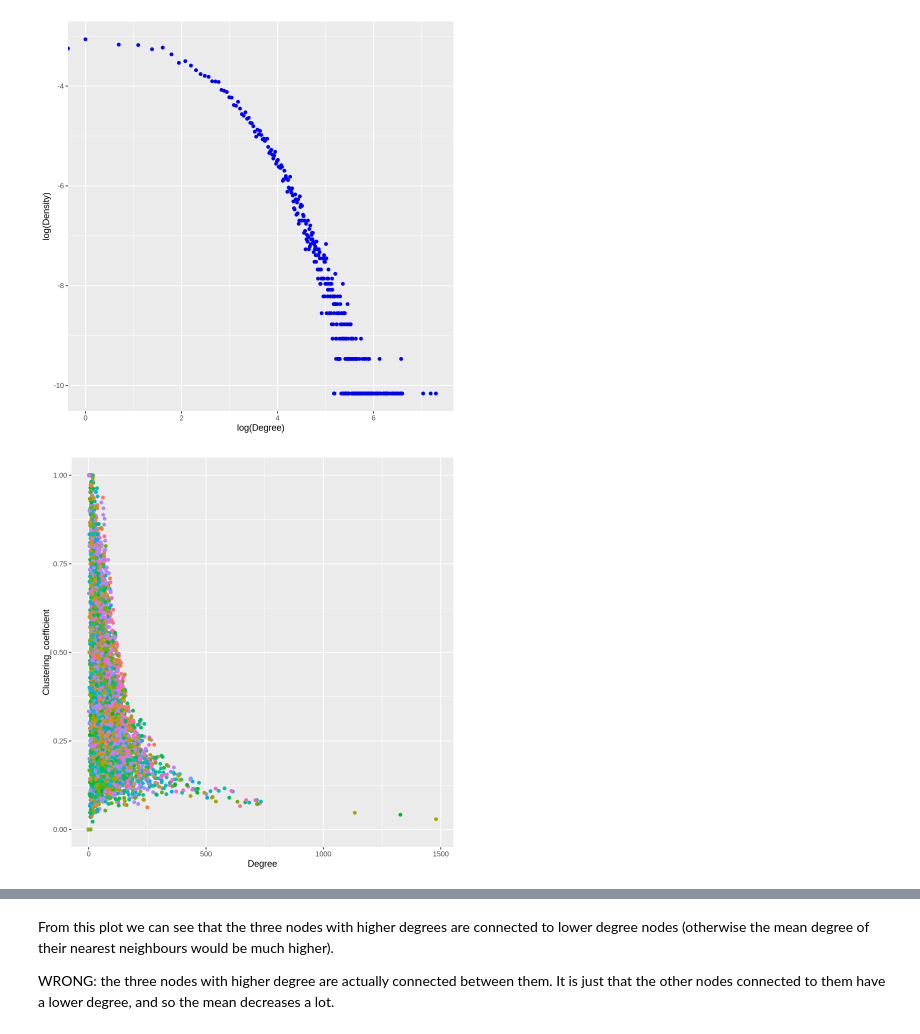
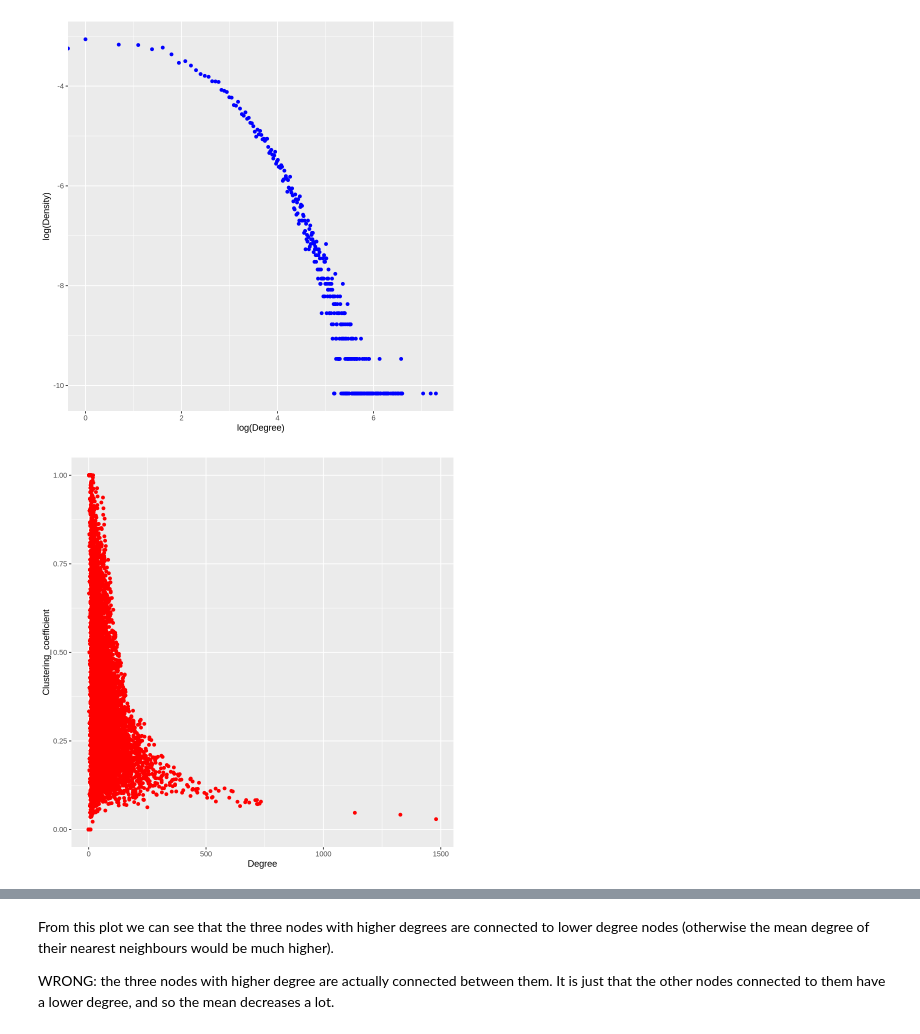
Before and after one commit to riccardo03-maker/Abstract_network, a Jupyter notebook: plots.ipynb, the cells around one changed output, grey strips where cells are left out. Cells and saved outputs as stored; diff of their text form; code cells hidden in the pictures.

```diff
--- a/plots.ipynb
+++ b/plots.ipynb
@@ -119,9 +97,8 @@ ggplot(data = degrees, aes(x = log(Degree), y = log(Density))) +
 [figure]
 # %%
 #clustering coefficient vs degree
-ggplot(data = centrality_measures, aes(x = Degree, y = Clustering_coefficient, color = Topic)) +
-    geom_point() +
-    theme(legend.position = "none")
+ggplot(data = centrality_measures, aes(x = Degree, y = Clustering_coefficient)) +
+    geom_point(color = "red")
 # %% [output]
-[figure, old version]
+[figure, new version]
 # %%
```
Also changed, not shown: parts of 24 cells of this notebook, 9 other files.
